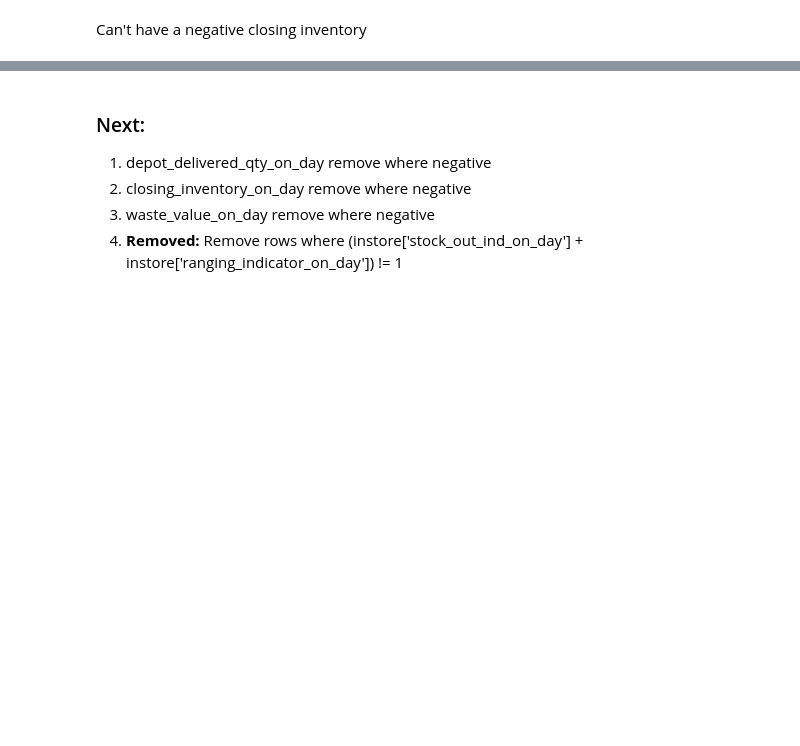
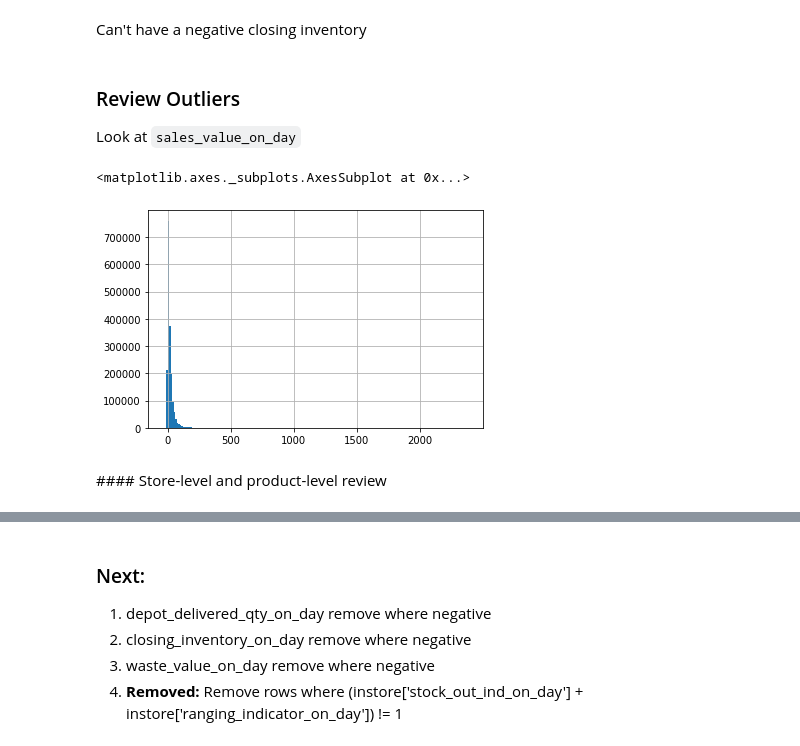
Before and after one commit to ch4413/foodsupply, a Jupyter notebook: notebooks/0_data_checks.ipynb, the cells around one changed output, grey strips where cells are left out. Drawn from its saved outputs; the diff is of its cells as text; code cells hidden in the pictures; blank space fills up the shorter version.

```diff
--- a/notebooks/0_data_checks.ipynb
+++ b/notebooks/0_data_checks.ipynb
@@ -11,2 +14,4 @@ import pandas as pd
+# %%
+dateparse = lambda x: pd.datetime.strptime(x, '%Y%m%d')
 # %%
 fore = pd.read_csv('../data/Case Study - Forecast Data.txt', sep='\t', encoding='utf-16',
@@ -17,5 +22,5 @@ depot = pd.read_csv('../data/Case Study - Depot Data.txt', sep='\t', encoding='u
 # %%
 instore = pd.read_csv('../data/Case Study - In Store Data.txt', sep='\t', encoding='utf-16',
-                     parse_dates=['calendar_date'])
+                      parse_dates=['calendar_id'], date_parser=dateparse)
 # %%
 cinv = pd.read_csv('../data/Case Study - Closing Inventory.txt', sep='\t', encoding='utf-16',
@@ -191,3 +200,14 @@ True       35835
 Name: closing_inventory_on_day, dtype: int64
 # %% [markdown]
 Can't have a negative closing inventory
+# %% [markdown]
+### Review Outliers
+
+Look at `sales_value_on_day`
+# %%
+instore['sales_value_on_day'].hist(bins=200)
+# %% [output]
+<matplotlib.axes._subplots.AxesSubplot at 0x...>
+[figure, added]
+# %% [markdown]
+#### Store-level and product-level review
```
Also changed, not shown: parts of 21 cells of this notebook, 3 other files.
